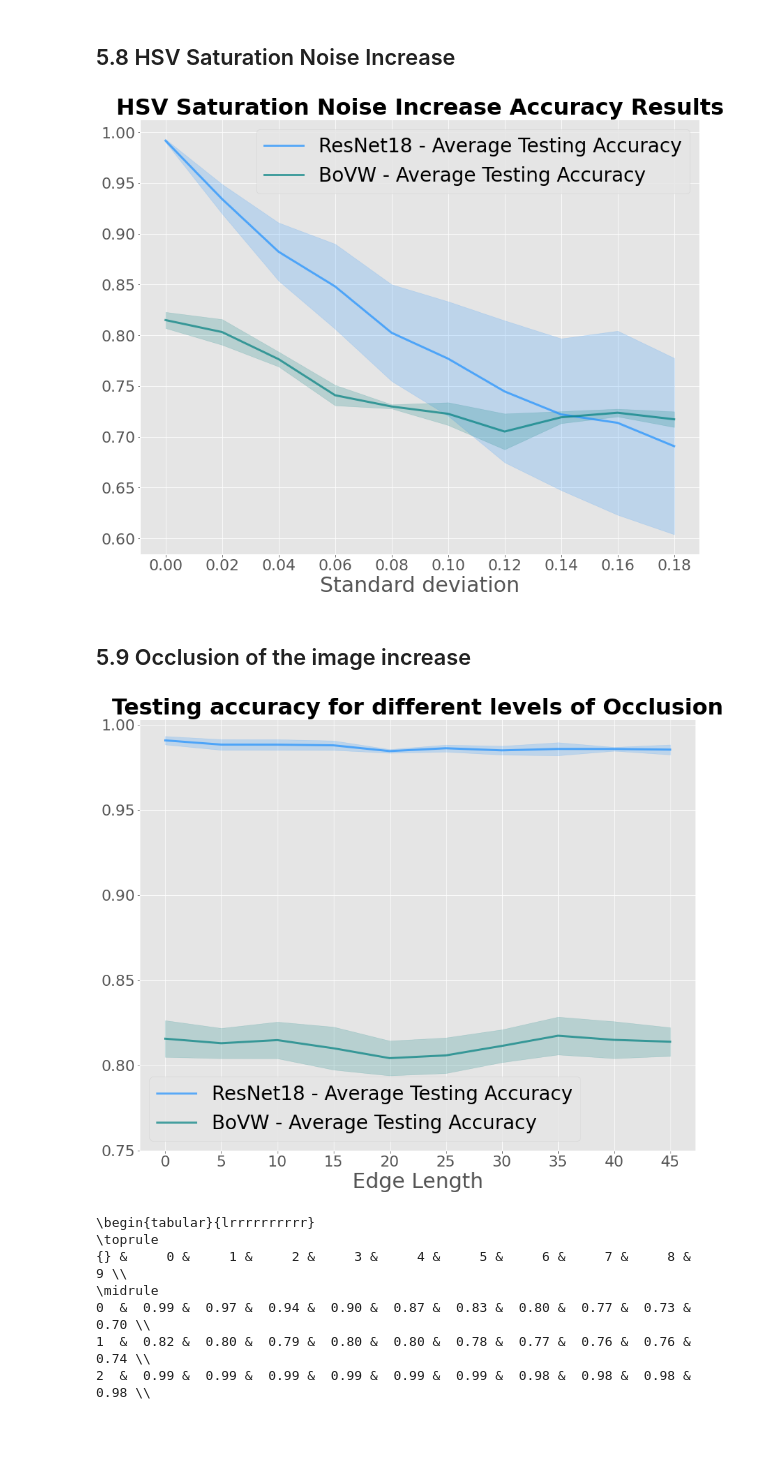
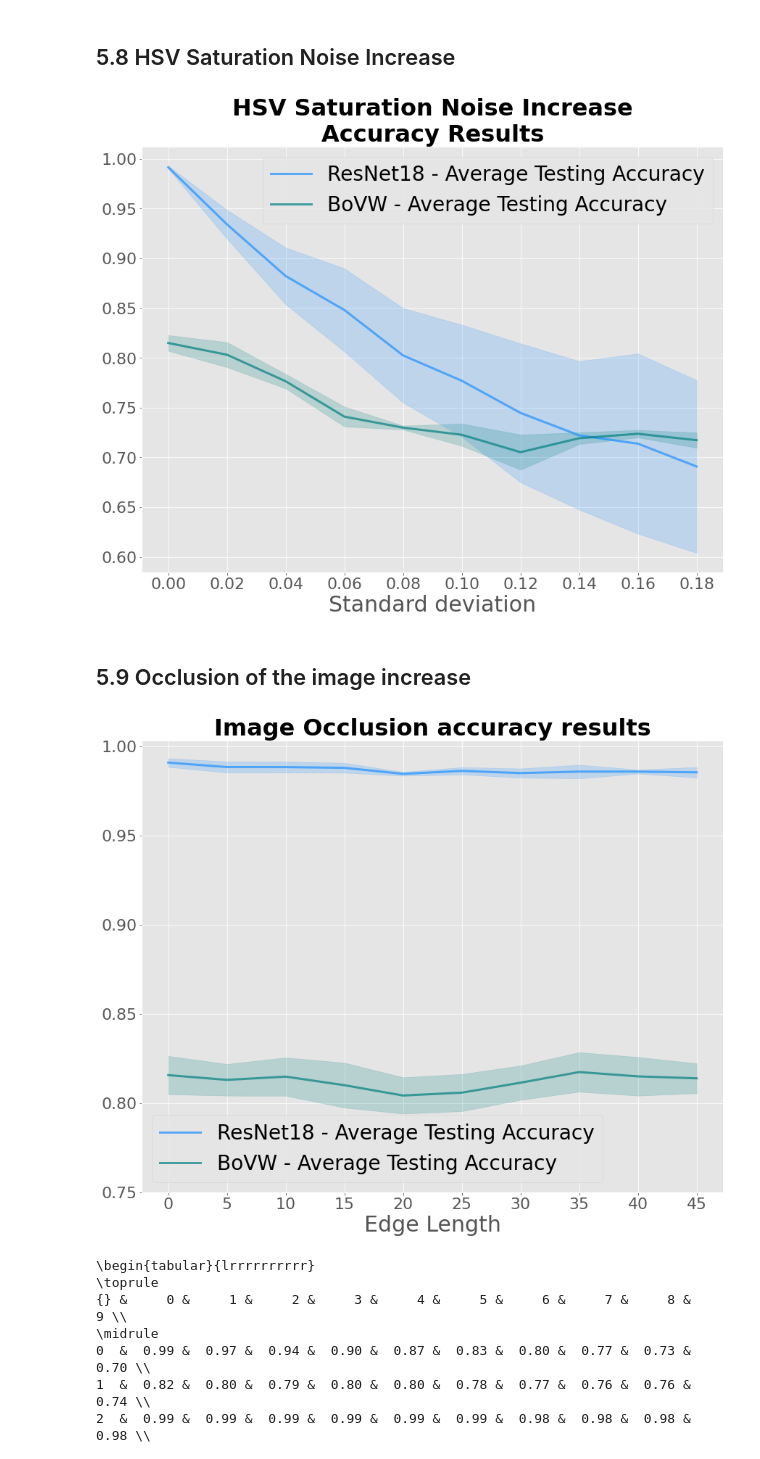
Before and after one commit to federicoarenasl/BoVW-ResNet18-Robustness-Evaluation, a Jupyter notebook: resnet_data_analyser.ipynb, the cells around one changed output. Cells and saved outputs as stored; diff of their text form; code cells hidden in the pictures; blank space fills up the shorter version.

Commit message:
Corrected plots and wrote README.

```diff
--- a/resnet_data_analyser.ipynb
+++ b/resnet_data_analyser.ipynb
@@ -875,7 +875,7 @@ bovw_stds_5_8_acc = np.array([bovw_df_1_5_8.best_accs,
 stds = np.arange(0.0, 0.19, .02)
 plt.figure(figsize=(12, 10))
 axes = plt.gca()
-plt.title(f"HSV Saturation Noise Increase Accuracy Results", size=32, fontweight="bold")
+plt.title(f"HSV Saturation Noise Increase\nAccuracy Results", size=32, fontweight="bold")
 plt.plot(stds, res_means_5_8_acc, "-", alpha=0.7, color="dodgerblue", label="ResNet18 - Average Testing Accuracy", linewidth=3)
 plt.fill_between(
     stds,
@@ -904,7 +904,7 @@ plt.tight_layout(pad=0.3)
 plt.savefig('figs/test_acc_5_8.png')
 plt.show()
 # %% [output]
-[figure, old version]
+[figure, new version]
 # %% [markdown]
 ## 5.9 Occlusion of the image increase
 # %%
@@ -941,36 +941,36 @@ bovw_stds_5_9_acc = np.array([bovw_df_1_5_9.best_accs,
 edges = np.arange(0, 50, 5)
 plt.figure(figsize=(12, 10))
 axes = plt.gca()
-plt.title(f"Testing accuracy for different levels of Occlusion", size=32, fontweight="bold")
+plt.title(f"Image Occlusion accuracy results", size=32, fontweight="bold")
 plt.plot(edges, res_means_5_9_acc, "-", alpha=0.7, color="dodgerblue", label="ResNet18 - Average Testing Accuracy", linewidth=3)
 plt.fill_between(
     edges,
     res_means_5_9_acc - res_stds_5_9_acc,
     res_means_5_9_acc + res_stds_5_9_acc,
     alpha=0.2,
     antialiased=True,
     color="dodgerblue"
 )
 plt.plot(edges, bovw_means_5_9_acc, "-", alpha=0.7, color="teal", label="BoVW - Average Testing Accuracy", linewidth=3)
 plt.fill_between(
     edges,
     bovw_means_5_9_acc - bovw_stds_5_9_acc,
     bovw_means_5_9_acc + bovw_stds_5_9_acc,
     alpha=0.2,
     antialiased=True,
     color="teal"
 )
 
 plt.legend(loc="best", fontsize=28)
 plt.xlabel("Edge Length", fontsize=30)
 #plt.ylabel("Testing accuracy", fontsize=24)
 plt.xticks(edges, fontsize=22)
 plt.yticks(np.arange(0.75, 1.001, 0.05), fontsize=22)
 plt.tight_layout(pad=0.3)
 plt.savefig('figs/test_acc_5_9.png')
 plt.show()
 # %% [output]
-[figure, old version]
+[figure, new version]
 # %%
 means_df = pd.DataFrame(np.around([res_means_5_1_acc, bovw_means_5_1_acc,
                              res_means_5_2_acc, bovw_means_5_2_acc,
```
Also changed, not shown: 4 other files.
